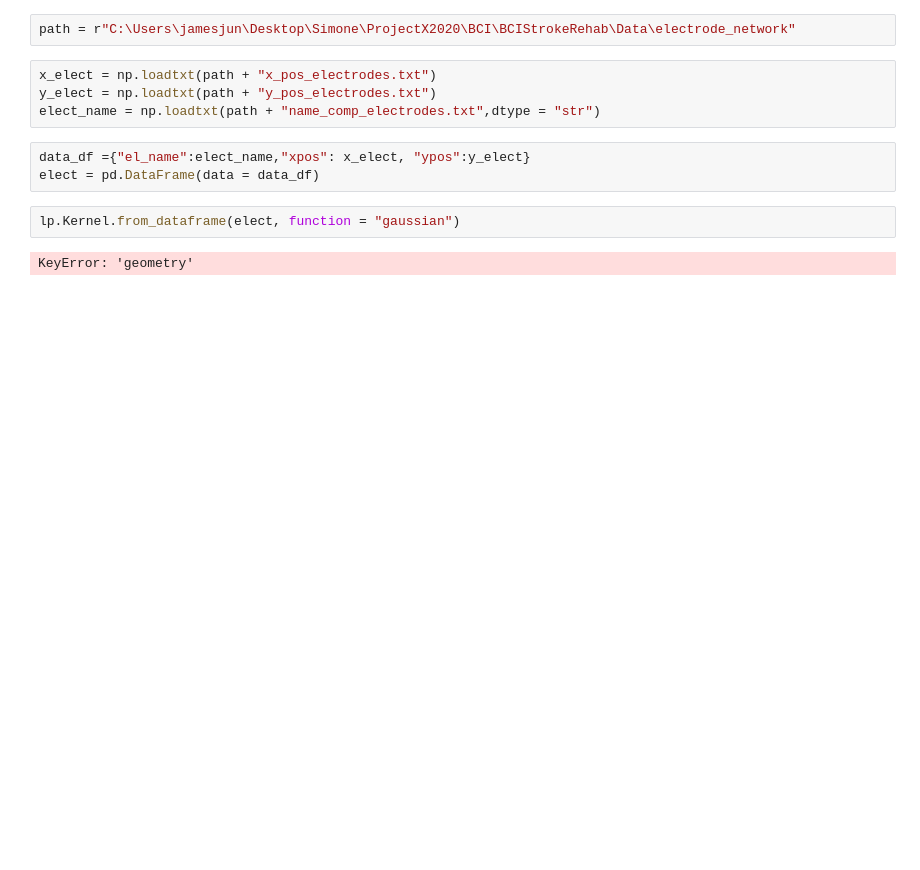
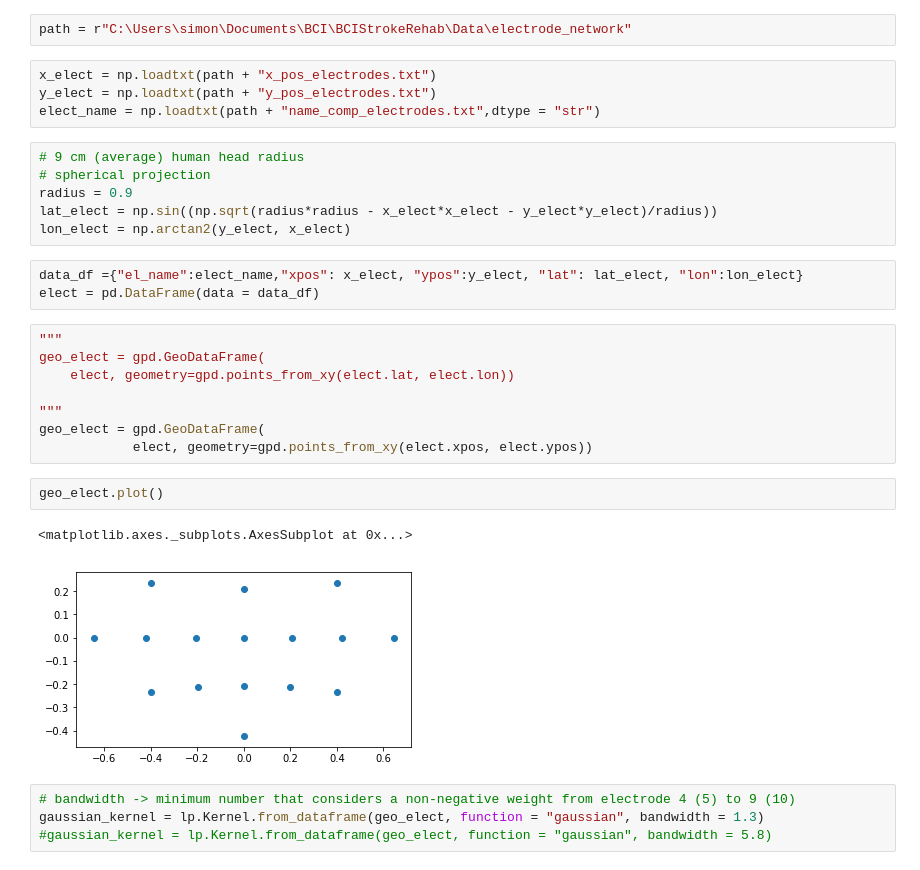
Before and after one commit to MachineLearningJournalClub/BCIStrokeRehab, a Jupyter notebook: Electrodes_Network.ipynb, the cells around one changed output. Drawn from its saved outputs; the diff is of its cells as text; blank space fills up the shorter version.

```diff
--- a/Electrodes_Network.ipynb
+++ b/Electrodes_Network.ipynb
@@ -125,13 +111,32 @@ ModuleNotFoundError: No module named 'geopandas'
 # %%
-path = r"C:\Users\jamesjun\Desktop\Simone\ProjectX2020\BCI\BCIStrokeRehab\Data\electrode_network"
+path = r"C:\Users\simon\Documents\BCI\BCIStrokeRehab\Data\electrode_network"
 # %%
 x_elect = np.loadtxt(path + "x_pos_electrodes.txt")
 y_elect = np.loadtxt(path + "y_pos_electrodes.txt")
 elect_name = np.loadtxt(path + "name_comp_electrodes.txt",dtype = "str")
+# %%
+# 9 cm (average) human head radius
+# spherical projection
+radius = 0.9
+lat_elect = np.sin((np.sqrt(radius*radius - x_elect*x_elect - y_elect*y_elect)/radius))
+lon_elect = np.arctan2(y_elect, x_elect)
 # %%
-data_df ={"el_name":elect_name,"xpos": x_elect, "ypos":y_elect}
+data_df ={"el_name":elect_name,"xpos": x_elect, "ypos":y_elect, "lat": lat_elect, "lon":lon_elect}
 elect = pd.DataFrame(data = data_df)
-# %%
-lp.Kernel.from_dataframe(elect, function = "gaussian")
-# %% [output]
-KeyError: 'geometry'
+# %%
+"""
+geo_elect = gpd.GeoDataFrame(
+    elect, geometry=gpd.points_from_xy(elect.lat, elect.lon))
+
+"""
+geo_elect = gpd.GeoDataFrame(
+            elect, geometry=gpd.points_from_xy(elect.xpos, elect.ypos))
+# %%
+geo_elect.plot()
+# %% [output]
+<matplotlib.axes._subplots.AxesSubplot at 0x...>
+[figure, added]
+# %%
+# bandwidth -> minimum number that considers a non-negative weight from electrode 4 (5) to 9 (10)
+gaussian_kernel = lp.Kernel.from_dataframe(geo_elect, function = "gaussian", bandwidth = 1.3)
+#gaussian_kernel = lp.Kernel.from_dataframe(geo_elect, function = "gaussian", bandwidth = 5.8)
```
Also changed, not shown: parts of 22 cells of this notebook, 4 other files.
